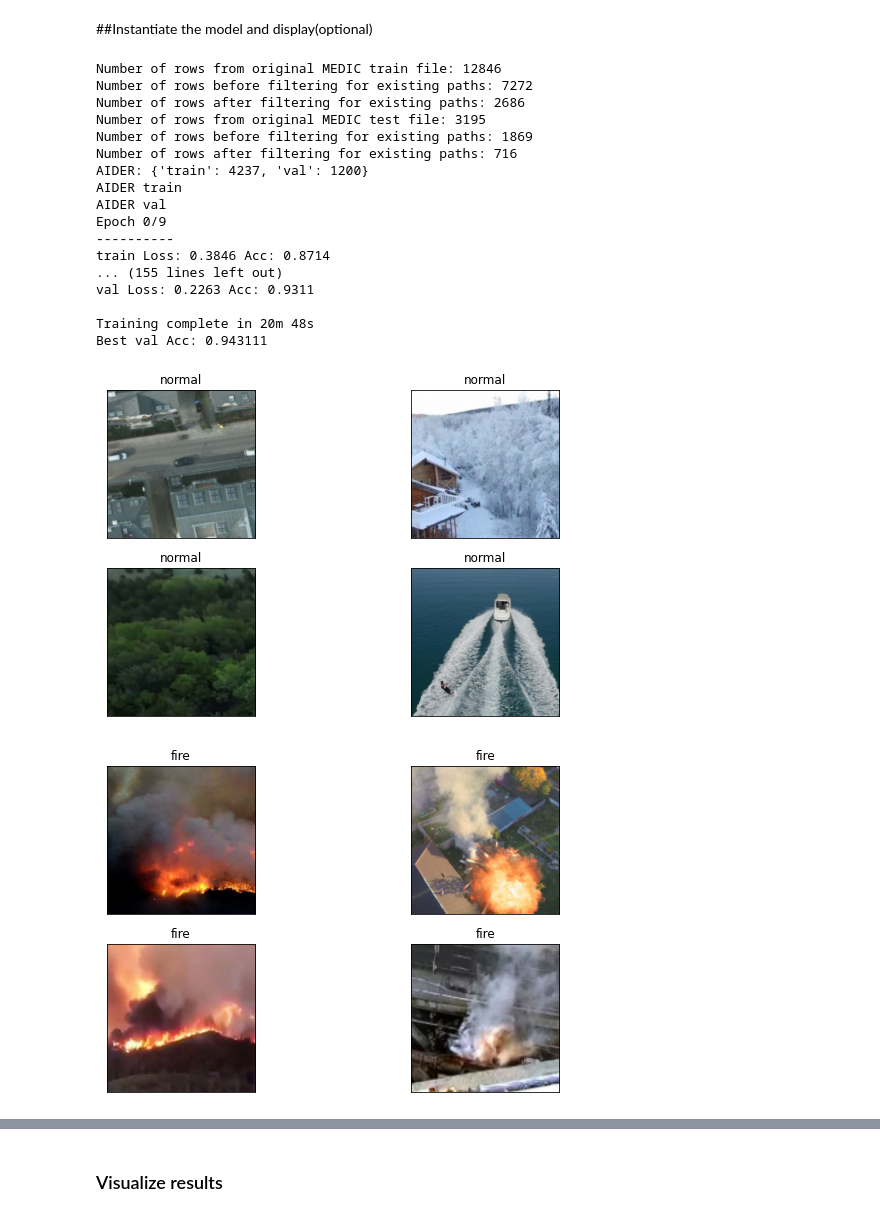
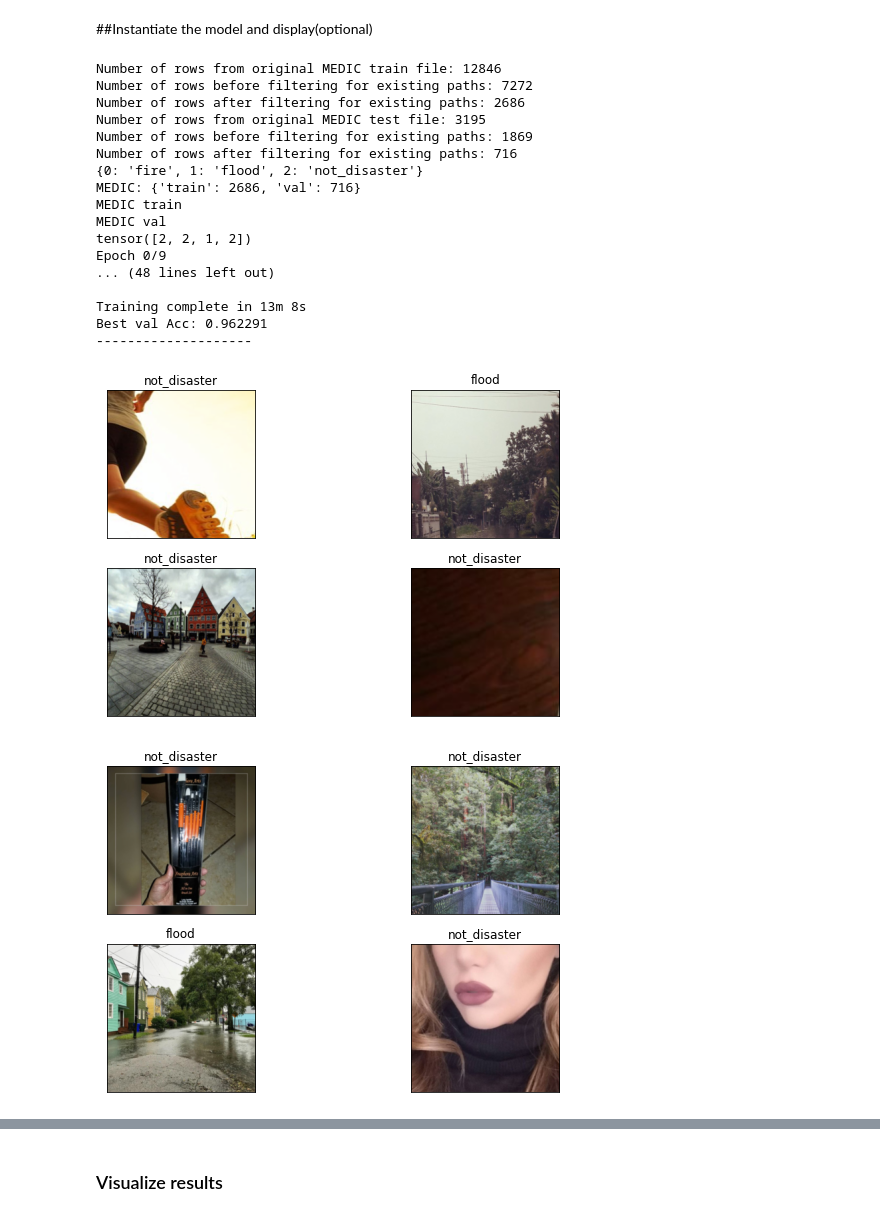
Before and after one commit to Colin-Bryan/Computer-Vision-for-Natural-Disasters, a Jupyter notebook: notebooks/Explore.ipynb, the cells around one changed output, grey strips where cells are left out. Cells and saved outputs as stored; diff of their text form; code cells hidden in the pictures.

Commit message:
fix image-label visualization

```diff
--- a/notebooks/Explore.ipynb
+++ b/notebooks/Explore.ipynb
@@ -333,13 +331,13 @@ def generate_aider_datasets():
 def generate_medic_datasets():
     medic_train_df = generate_medic_filtered_df('train')
     medic_val_df = generate_medic_filtered_df('test')
-    medic_train_dataset, medic_val_dataset = init_custom_dataset(medic_train_df, medic_val_df)
-    return medic_train_dataset, medic_val_dataset, medic_train_df, medic_val_df
+    medic_train_dataset, medic_val_dataset, idx_to_class = init_custom_dataset(medic_train_df, medic_val_df)
+    return medic_train_dataset, medic_val_dataset, medic_train_df, medic_val_df, idx_to_class
 # %%
 def generate_combined_datasets(medic_train_df, medic_val_df):
     combined_train_df = combine_df(medic_train_df, 'train')
     combined_val_df = combine_df(medic_val_df, 'val')
-    combined_train_dataset, combine_val_dataset = init_custom_dataset(combined_train_df, combined_val_df)
+    combined_train_dataset, combine_val_dataset, _ = init_custom_dataset(combined_train_df, combined_val_df)
     return combined_train_dataset, combine_val_dataset
 # %% [markdown]
 # Amani:
@@ -426,7 +424,7 @@ def train_model(model, criterion, optimizer, dataloaders, scheduler, device, dat
     return model
 # %%
 # Display a batch of predictions
-def visualize_results(model,val_loader,device, class_names):
+def visualize_results(model,val_loader, device, idx_to_class):
     model = model.to(device) # Send model to GPU if available
     with torch.no_grad():
         model.eval()
@@ -440,7 +438,7 @@ def visualize_results(model,val_loader,device, class_names):
 
     # Plot the images in the batch, along with predicted and true labels
     fig = plt.figure(figsize=(15, 10))
-    for idx in np.arange(len(preds)):
+    for idx in range(len(preds)):
         ax = fig.add_subplot(2, len(preds)//2, idx+1, xticks=[], yticks=[])
         image = images[idx]
         image = image.transpose((1, 2, 0))
@@ -449,13 +447,13 @@ def visualize_results(model,val_loader,device, class_names):
         image = std * image + mean
         image = np.clip(image, 0, 1)
         ax.imshow(image)
-        ax.set_title("{} ({})".format(class_names[preds[idx]], class_names[labels[idx]]),
+        ax.set_title("{} ({})".format(idx_to_class[preds[idx].item()], idx_to_class[labels[idx].item()]),
                     color=("green" if preds[idx]==labels[idx] else "red"))
     return
 # %% [markdown]
 ##Instantiate the model and display(optional)
 # %%
-def instantiate_train_visualize(net, dataloaders, dataset_sizes, class_names):
+def instantiate_train_visualize(net, dataloaders, dataset_sizes, idx_to_class):
   # Shut off autograd for all layers to freeze model so the layer weights are not trained
   for param in net.parameters():
     param.requires_grad = False
@@ -483,7 +481,7 @@ def instantiate_train_visualize(net, dataloaders, dataset_sizes, class_names):
   net = train_model(net, criterion, optimizer, dataloaders, lr_scheduler, device, dataset_sizes, num_epochs=10)
 
   # Visualize results
-  visualize_results(net, dataloaders['val'], device, class_names)
+  visualize_results(net, dataloaders['val'], device, idx_to_class)
 # %%
 # Need help putting this into function
 # Display a summary of the layers of the model and output shape after each layer
@@ -491,58 +489,56 @@ def instantiate_train_visualize(net, dataloaders, dataset_sizes, class_names):
 # %%
 def main():
     aider_train_dataset, aider_val_dataset = generate_aider_datasets()
-    medic_train_dataset, medic_val_dataset, medic_train_df, medic_val_df = generate_medic_datasets()
+    medic_train_dataset, medic_val_dataset, medic_train_df, medic_val_df, idx_to_class = generate_medic_datasets()
     combined_train_dataset, combined_val_dataset = generate_combined_datasets(medic_train_df, medic_val_df)
 
     data_sources = {
-        'AIDER': {
+      'AIDER': {
           'train': aider_train_dataset,
           'val': aider_val_dataset
-        },
-        'MEDIC': {
+      },
+      'MEDIC': {
           'train': medic_train_dataset,
           'val': medic_val_dataset
-        },
-        'combined': {
+      },
+      'combined': {
           'train': combined_train_dataset,
           'val': combined_val_dataset
-        }
+      }
     }
 
     models = [torchvision.models.resnet50(pretrained=True)]
     batch_size = 4
 
     for data_source in data_sources:
         train_dataset = data_sources[data_source]['train']
         val_dataset =  data_sources[data_source]['val']
-        dataloaders, dataset_sizes, class_names = init_dataloaders(train_dataset, val_dataset, batch_size)
+        dataloaders, dataset_sizes = init_dataloaders(train_dataset, val_dataset, batch_size)
         print(f'{data_source}: {dataset_sizes}')
         # "Issue" with displaying: Only displays last images, may need to save dl and cn and run in separate cells
-        # print(f'{data_source} train')
-        # display_train_images(dataloaders['train'], class_names, batch_size)
-        # print(f'{data_source} val')
-        # display_val_images(dataloaders['val'], class_names, batch_size)
+        display_train_images(dataloaders['train'], idx_to_class, batch_size)
+        display_val_images(dataloaders['val'], idx_to_class, batch_size)
         for model in models:
-            instantiate_train_visualize(model, dataloaders, dataset_sizes, class_names)
+            instantiate_train_visualize(model, dataloaders, dataset_sizes, idx_to_class)
             print('-' * 20)
 main()
 # %% [output]
 Number of rows from original MEDIC train file: 12846
 Number of rows before filtering for existing paths: 7272
 Number of rows after filtering for existing paths: 2686
 Number of rows from original MEDIC test file: 3195
 Number of rows before filtering for existing paths: 1869
 Number of rows after filtering for existing paths: 716
-AIDER: {'train': 4237, 'val': 1200}
-AIDER train
-AIDER val
+{0: 'fire', 1: 'flood', 2: 'not_disaster'}
+MEDIC: {'train': 2686, 'val': 716}
+MEDIC train
+MEDIC val
+tensor([2, 2, 1, 2])
 Epoch 0/9
-----------
-train Loss: 0.3846 Acc: 0.8714
-... (155 lines left out)
-val Loss: 0.2263 Acc: 0.9311
+... (48 lines left out)
 
-Training complete in 20m 48s
-Best val Acc: 0.943111
+Training complete in 13m 8s
+Best val Acc: 0.962291
+--------------------
-[figure, old version]
+[figure, new version]
-[figure, old version]
+[figure, new version]
```
Also changed, not shown: parts of 8 cells of this notebook.
